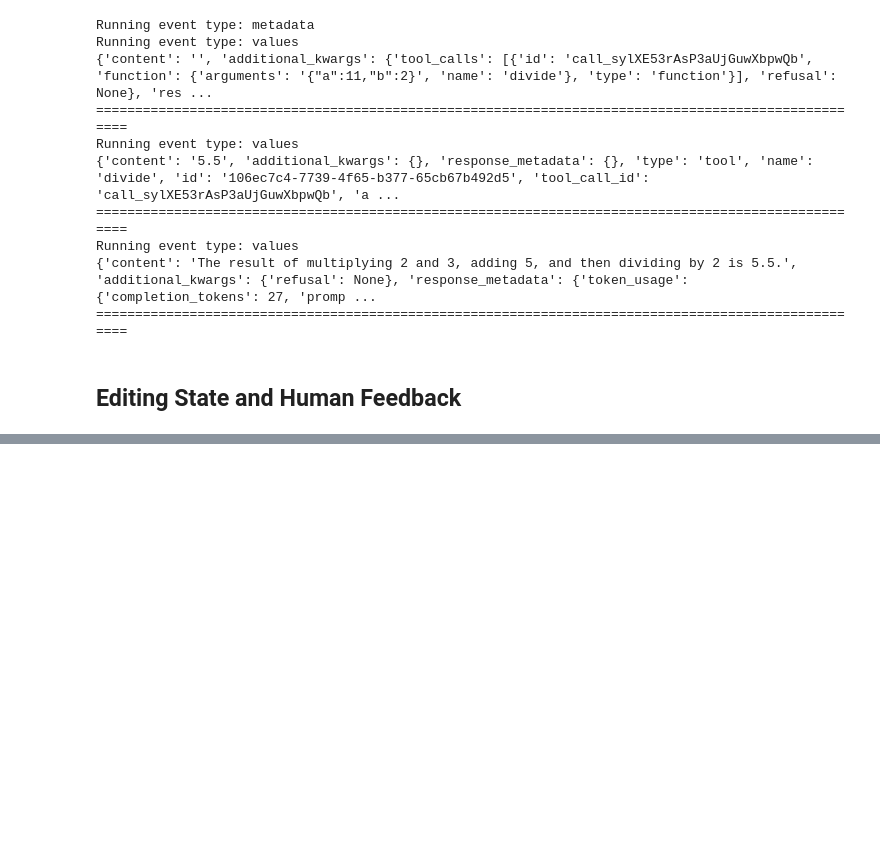
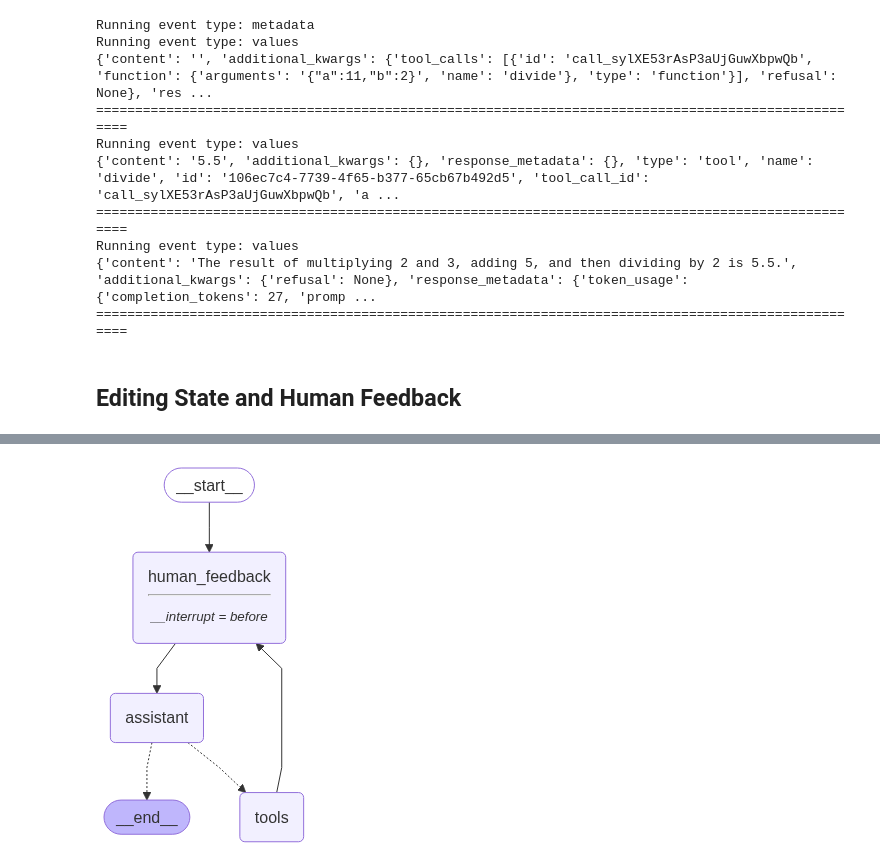
Before and after one commit to DerrickVericho/LLM-Portofolio, a Jupyter notebook: notebook/langgraph.ipynb, the cells around one changed output, grey strips where cells are left out. Drawn from its saved outputs; the diff is of its cells as text; code cells hidden in the pictures; blank space fills up the shorter version.

Commit message:
feat: human feedback & dyanmic breakpoints

```diff
--- a/notebook/langgraph.ipynb
+++ b/notebook/langgraph.ipynb
@@ -1734,0 +1774,3 @@ Running event type: values
+# %%
+message_input = {"messages": [HumanMessage(content="Multiply 5 and 10")]}
+config = {"configurable": {"thread_id": "human1"}}
@@ -1734,0 +1784,2 @@ Running event type: values
+# %%
+state = graph.get_state(config)
@@ -1734,0 +1932,26 @@ Running event type: values
+# %%
+sys_prompt = SystemMessage(content="You are a helpful assistant tasked with writing performing arithmetic on a set of inputs.")
+
+def human_feedback(state: MessagesState):
+    pass
+
+def assistant(state: MessagesState):
+    return {"messages": [llm_tools.invoke([sys_prompt] + state["messages"])]}
+
+
+builder = StateGraph(MessagesState)
+builder.add_node("assistant", assistant)
+builder.add_node("tools", ToolNode(tools))
+builder.add_node("human_feedback", human_feedback)
+
+builder.add_edge(START, "human_feedback")
+builder.add_edge("human_feedback", "assistant")
+builder.add_conditional_edges("assistant", tools_condition)
+builder.add_edge("tools", "human_feedback")
+builder.add_edge("assistant", END)
+
+memory = MemorySaver()
+graph = builder.compile(interrupt_before=["human_feedback"] ,checkpointer=memory)
+display(Image(graph.get_graph().draw_mermaid_png()))
+# %% [output]
+[figure, added]
```
Also changed, not shown: parts of 32 cells of this notebook, 6 other files.
